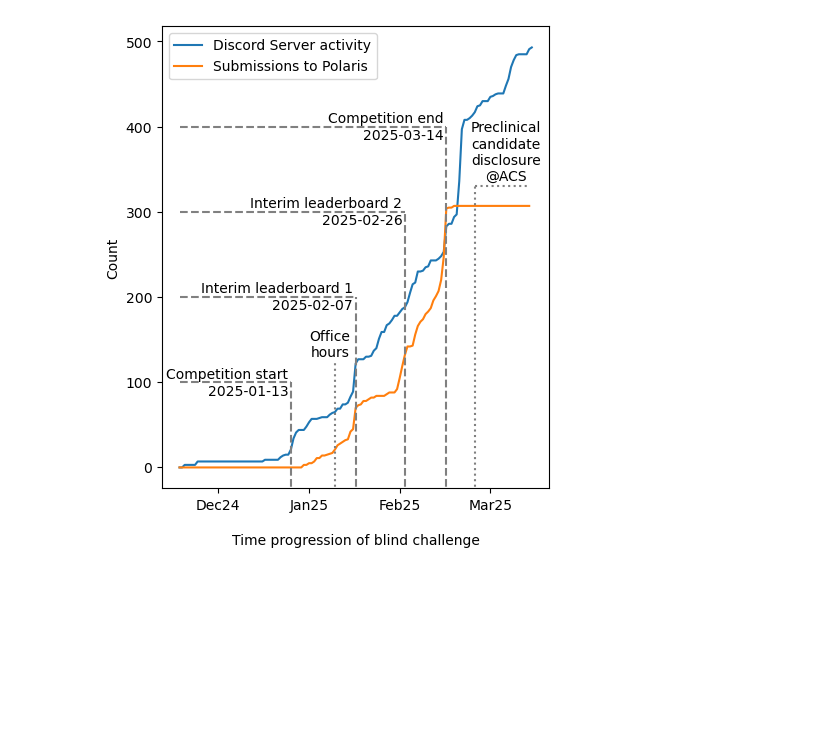
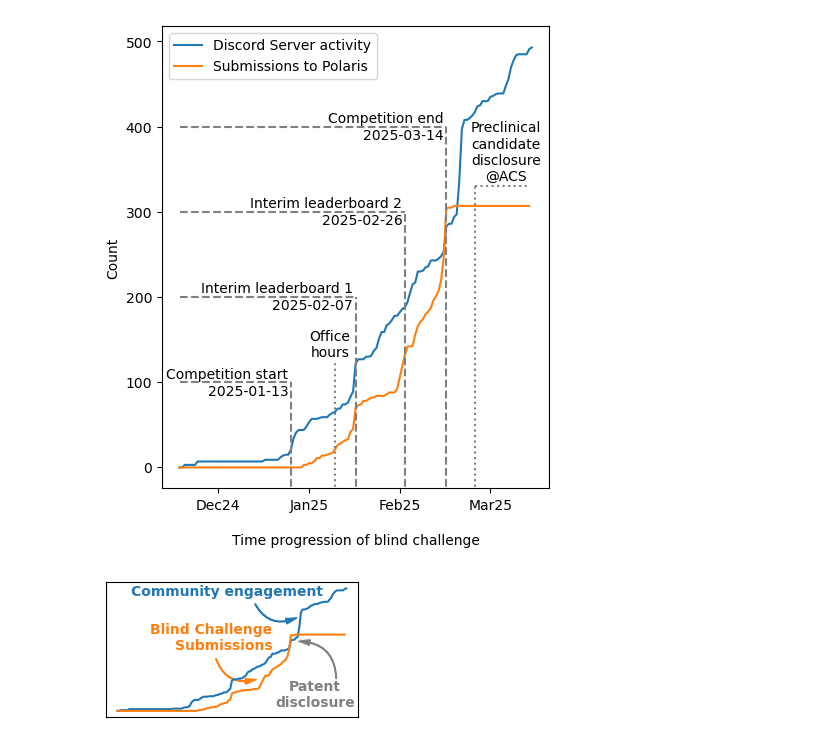
Before and after one commit to asapdiscovery/asap-blind-challenge-paper, a Jupyter notebook: fig2_timeline/reproduce_figure/community_engagement.ipynb, the cells around one changed output. Saved outputs shown, nothing was run; the diff lists cells and outputs as text; code cells hidden in the pictures; blank space fills up the shorter version.

```diff
--- a/fig2_timeline/reproduce_figure/community_engagement.ipynb
+++ b/fig2_timeline/reproduce_figure/community_engagement.ipynb
@@ -209,3 +209,39 @@ ax.set_ylabel("Count")
 plt.savefig("Figure.png", dpi=300)
 # %% [output]
 [figure]
+# %%
+import matplotlib.patches as patches
+import matplotlib.image as mpimg
+
+style = "Simple, tail_width=0.5, head_width=4, head_length=8"
+
+fig, ax = plt.subplots(figsize=(3.25, 1.75))
+sns.lineplot(data=counts, x="created_at_date", y="total", hue="Type", legend=None, ax=ax)
+
+ylim = ax.get_ylim()
+xlim = ax.get_xlim()
+
+ax.set_xticks([])
+ax.set_yticks([])
+plt.ylim(ylim)
+
+ax.annotate("Community engagement", xy=(0.1, 0.9), xycoords="axes fraction", c="tab:blue", fontweight='bold')
+plt.gca().add_patch(patches.FancyArrowPatch((mdates.date2num(np.datetime64('2025-02-20')), 440), (mdates.date2num(np.datetime64('2025-03-19')), 380),
+                             connectionstyle="arc3,rad=.5", **dict(arrowstyle=style, color="tab:blue", )))
+
+ax.annotate("Blind Challenge\nSubmissions", ha="right", xy=(0.66, 0.5), xycoords="axes fraction", c="tab:orange", fontweight='bold')
+plt.gca().add_patch(patches.FancyArrowPatch((mdates.date2num(np.datetime64('2025-01-28')), 220), (mdates.date2num(np.datetime64('2025-02-23')), 130),
+                             connectionstyle="arc3,rad=.5", **dict(arrowstyle=style, color="tab:orange", )))
+
+ax.annotate("Patent\ndisclosure", xy=(0.83, 0.08), ha="center", xycoords="axes fraction", c="gray", fontweight='bold')
+plt.gca().add_patch(patches.FancyArrowPatch((mdates.date2num(np.datetime64('2025-04-10')), 120), (mdates.date2num(np.datetime64('2025-03-17')), 280),
+                             connectionstyle="arc3,rad=.5", **dict(arrowstyle=style, color="gray", )))
+
+ax.set_xlabel("")
+ax.set_ylabel("")
+
+# overlay ASAP logo manually in bottom left
+
+plt.savefig("TOC_Figure.png", dpi=300)
+# %% [output]
+[figure, added]
```
Also changed, not shown: 3 other files.
